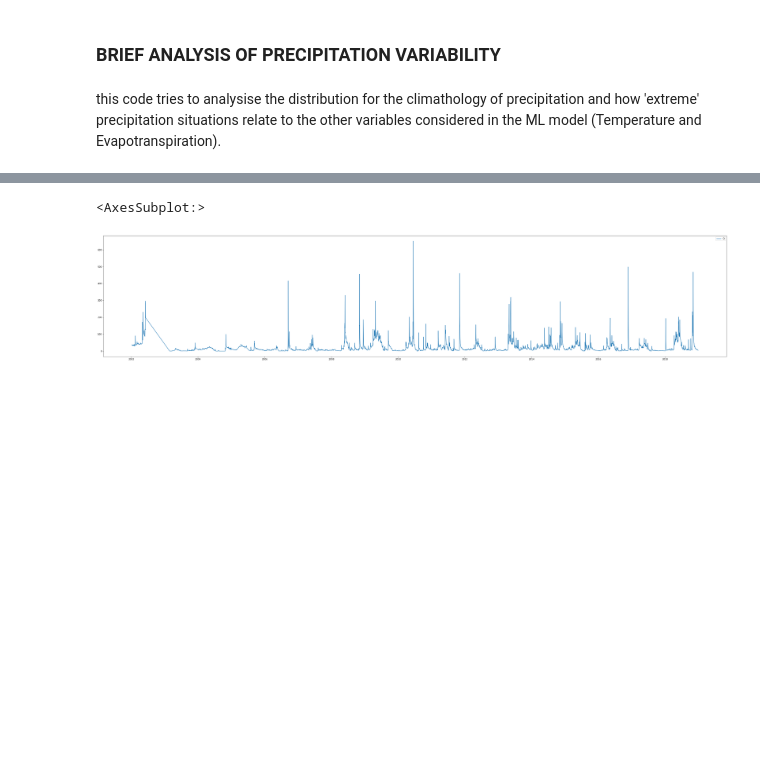
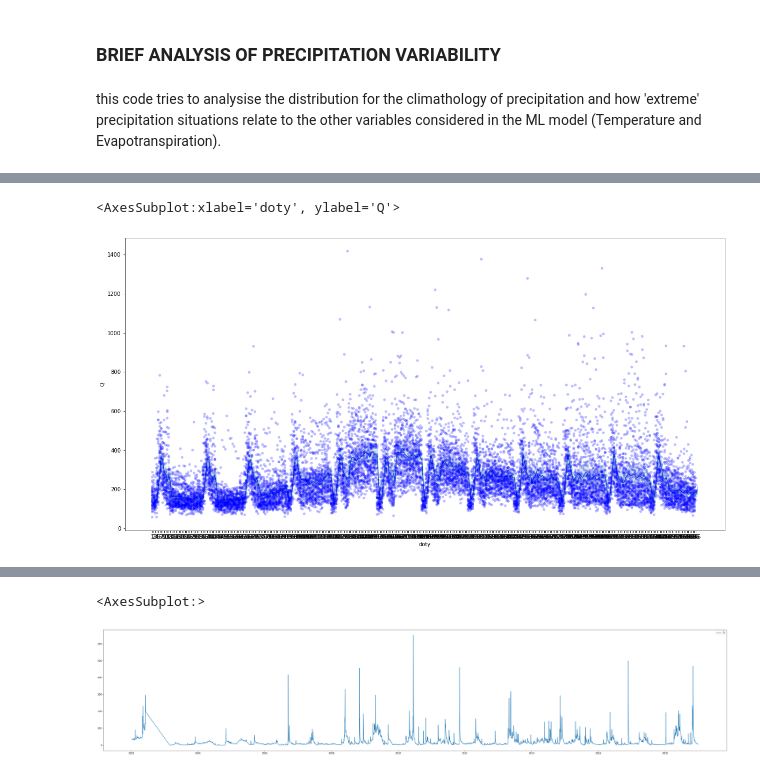
Before and after one commit to mmazzolini/Runoff_prediction, a Jupyter notebook: Analysis_meteo_climatology.ipynb, the cells around one changed output, grey strips where cells are left out. Drawn from its saved outputs; the diff is of its cells as text; code cells hidden in the pictures; blank space fills up the shorter version.

Commit message:
t_unit and lt
working t_unit and supposedly working lt

```diff
--- a/Analysis_meteo_climatology.ipynb
+++ b/Analysis_meteo_climatology.ipynb
@@ -27,6 +27,6 @@ import joblib
 # %%
 path=r'C:\Users\mmazzolini\OneDrive - Scientific Network South Tyrol\Documents\conda\daily_input\\'
 ## Feature selection
-daily_input = pd.read_csv(path+'SAN_BENIGNO_ORCO_2002_2019.csv', index_col=0, parse_dates=True)
+daily_input = pd.read_csv(path+'HEDravograd_Drava_1952_2019.txt', index_col=0, parse_dates=True)
 
-t_unit=15
+t_unit=30
@@ -32,0 +43,5 @@ t_unit=15
+# %%
+runoff['doty']=runoff.index.day_of_year
+runoff_t_unit['doty']=runoff.index.day_of_year
+runoff['moty']=runoff.index.month_name()
+runoff_t_unit['moty']=runoff.index.month_name()
@@ -32,0 +59,12 @@ t_unit=15
+# %%
+
+plt.figure(figsize=(20,10))
+g=sns.stripplot(x="doty", y="Q",
+              data=runoff, dodge=True, alpha=.25,color='blue')
+#g.set_xticklabels(runoff.index.day_of_year.unique().month_name())
+sns.lineplot(x="doty", y="Q",
+              data=runoff, palette=['red'])
+#g.tight_layout()
+# %% [output]
+<AxesSubplot:xlabel='doty', ylabel='Q'>
+[figure, added]
```
Also changed, not shown: parts of 9 cells of this notebook, 17 other files.
